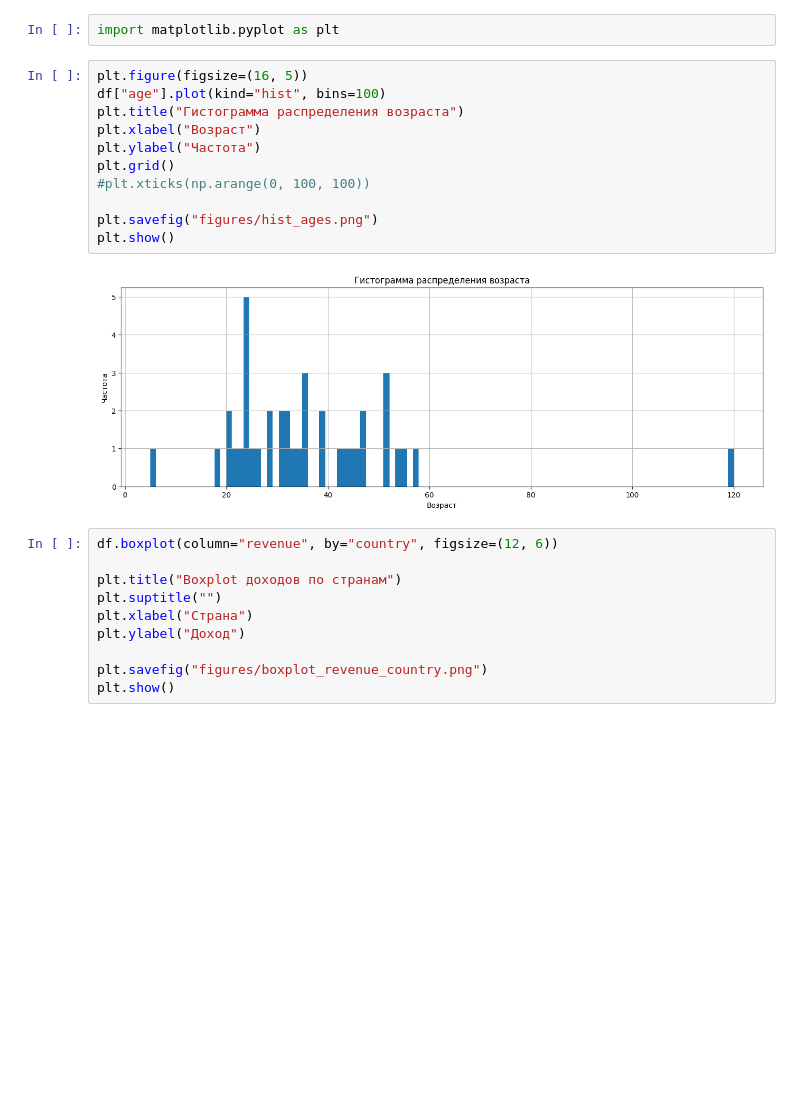
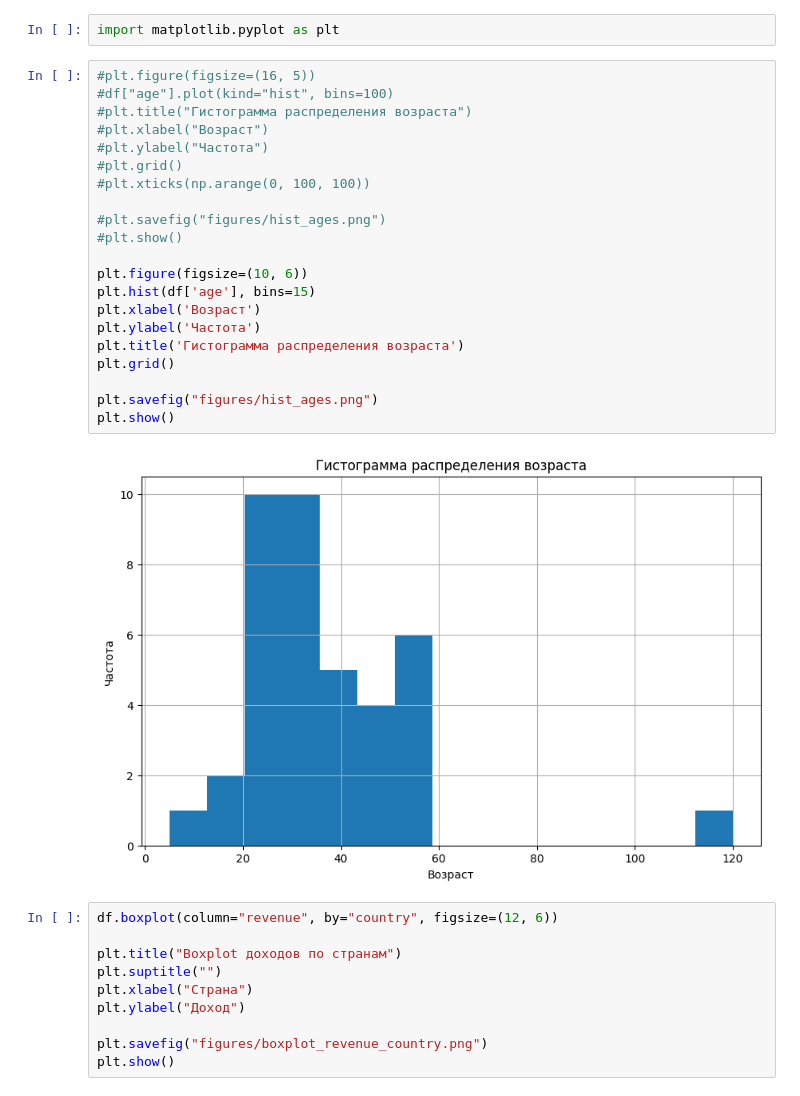
Before and after one commit to Vivalololo/aie-project, a Jupyter notebook: homeworks/HW02/HW02.ipynb, the cells around one changed output. Drawn from its saved outputs; the diff is of its cells as text; blank space fills up the shorter version.

```diff
--- a/homeworks/HW02/HW02.ipynb
+++ b/homeworks/HW02/HW02.ipynb
@@ -139,18 +139,28 @@ Name: count, dtype: int64
 # %%
 import matplotlib.pyplot as plt
 # %%
-plt.figure(figsize=(16, 5))
-df["age"].plot(kind="hist", bins=100)
-plt.title("Гистограмма распределения возраста")
-plt.xlabel("Возраст")
-plt.ylabel("Частота")
+#plt.figure(figsize=(16, 5))
+#df["age"].plot(kind="hist", bins=100)
+#plt.title("Гистограмма распределения возраста")
+#plt.xlabel("Возраст")
+#plt.ylabel("Частота")
+#plt.grid()
+#plt.xticks(np.arange(0, 100, 100))
+
+#plt.savefig("figures/hist_ages.png")
+#plt.show()
+
+plt.figure(figsize=(10, 6))
+plt.hist(df['age'], bins=15)
+plt.xlabel('Возраст')
+plt.ylabel('Частота')
+plt.title('Гистограмма распределения возраста')
 plt.grid()
-#plt.xticks(np.arange(0, 100, 100))
 
 plt.savefig("figures/hist_ages.png")
 plt.show()
 # %% [output]
-[figure, old version]
+[figure, new version]
 # %%
 df.boxplot(column="revenue", by="country", figsize=(12, 6))
 
```
